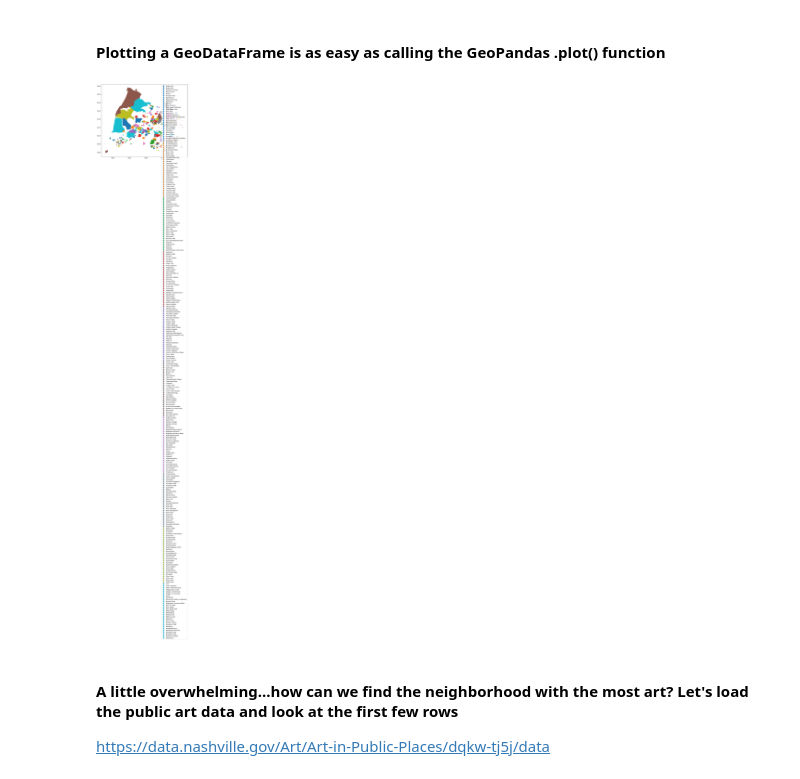
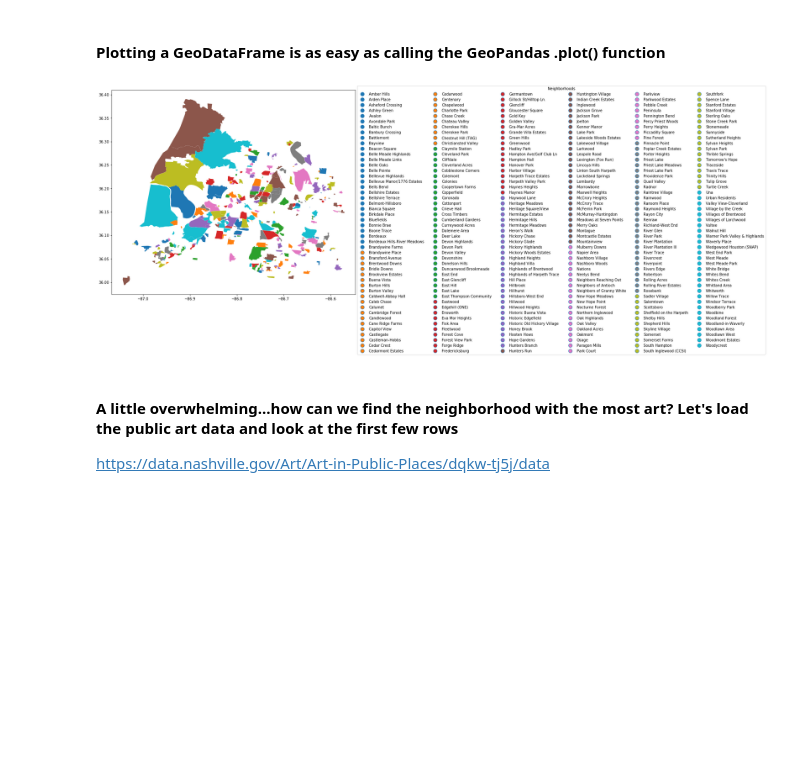
Before and after one commit to MaryLvV/Nashville-Public-Art, a Jupyter notebook: Nashville_public_art.ipynb, the cells around one changed output. Saved outputs shown, nothing was run; the diff lists cells and outputs as text; code cells hidden in the pictures; blank space fills up the shorter version.

```diff
--- a/Nashville_public_art.ipynb
+++ b/Nashville_public_art.ipynb
@@ -32,11 +28,13 @@ print(neighborhoods.loc[0, 'geometry'])
 MULTIPOLYGON (((-86.79511056795417 36.17575964963348, -86.79403325521203 36.17672381962277, -86.79395847673587 36.17673420120556, -86.79373059621346 36.17641850227536, -86.79345684770965 36.1760073285 ...
 # %% [markdown]
 #### Plotting a GeoDataFrame is as easy as calling the GeoPandas .plot() function
-# %%
-neighborhoods.plot(column = 'name', figsize=(12, 12), legend = True)
-plt.show()
-# %% [output]
-[figure, removed]
+# %%
+#geopandas handles legend styling if you pass a dict of keywords
+leg_kwds = {'title': 'Neighborhoods', 'loc': 'upper left', 'bbox_to_anchor': (1, 1.03), 'ncol': 6}
+neighborhoods.plot(column = 'name', figsize=(12, 12), legend = True, legend_kwds = leg_kwds)
+plt.show()
+# %% [output]
+[figure, added]
 # %% [markdown]
 #### A little overwhelming...how can we find the neighborhood with the most art? Let's load the public art data and look at the first few rows
 https://data.nashville.gov/Art/Art-in-Public-Places/dqkw-tj5j/data
```
Also changed, not shown: parts of 19 cells of this notebook.
